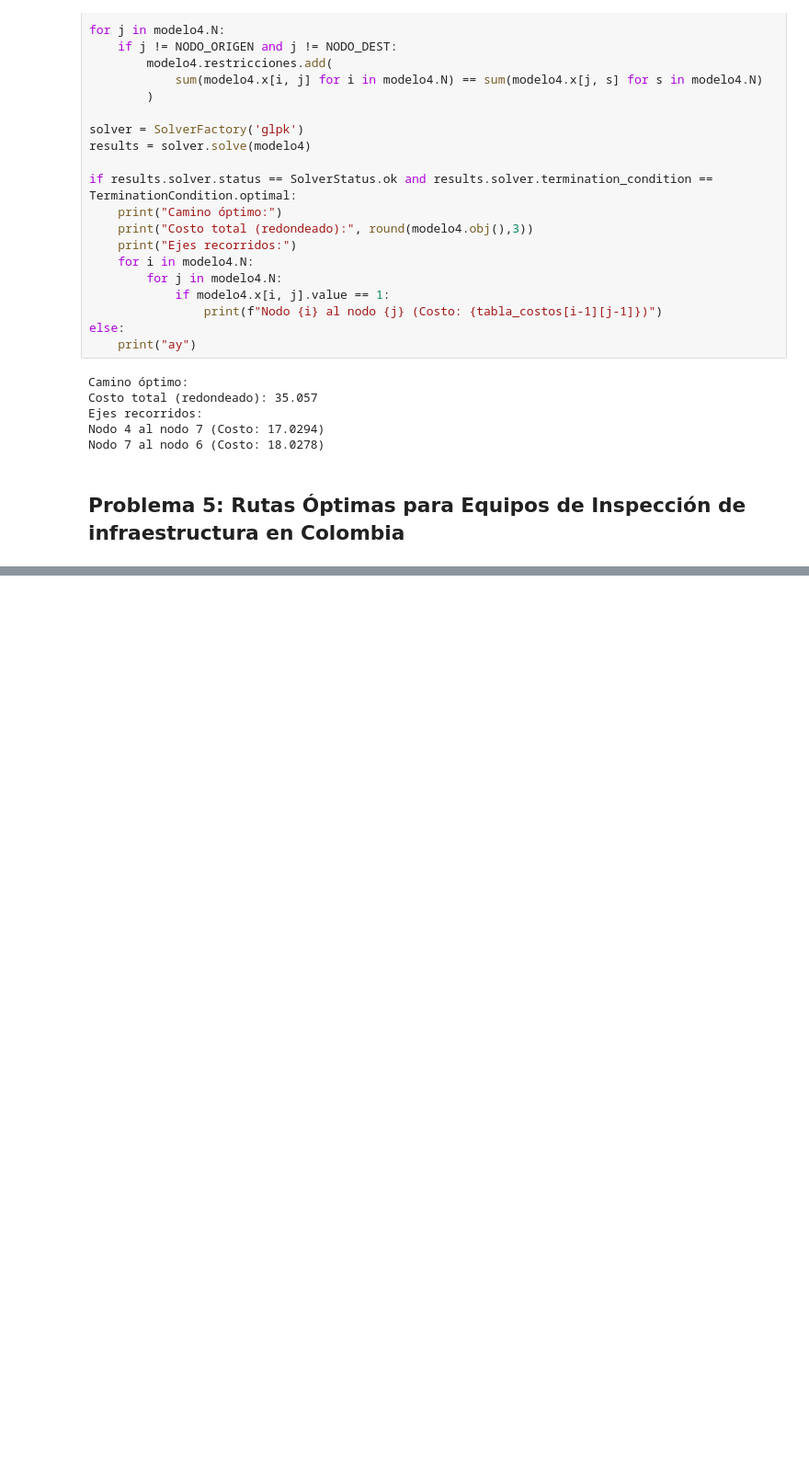
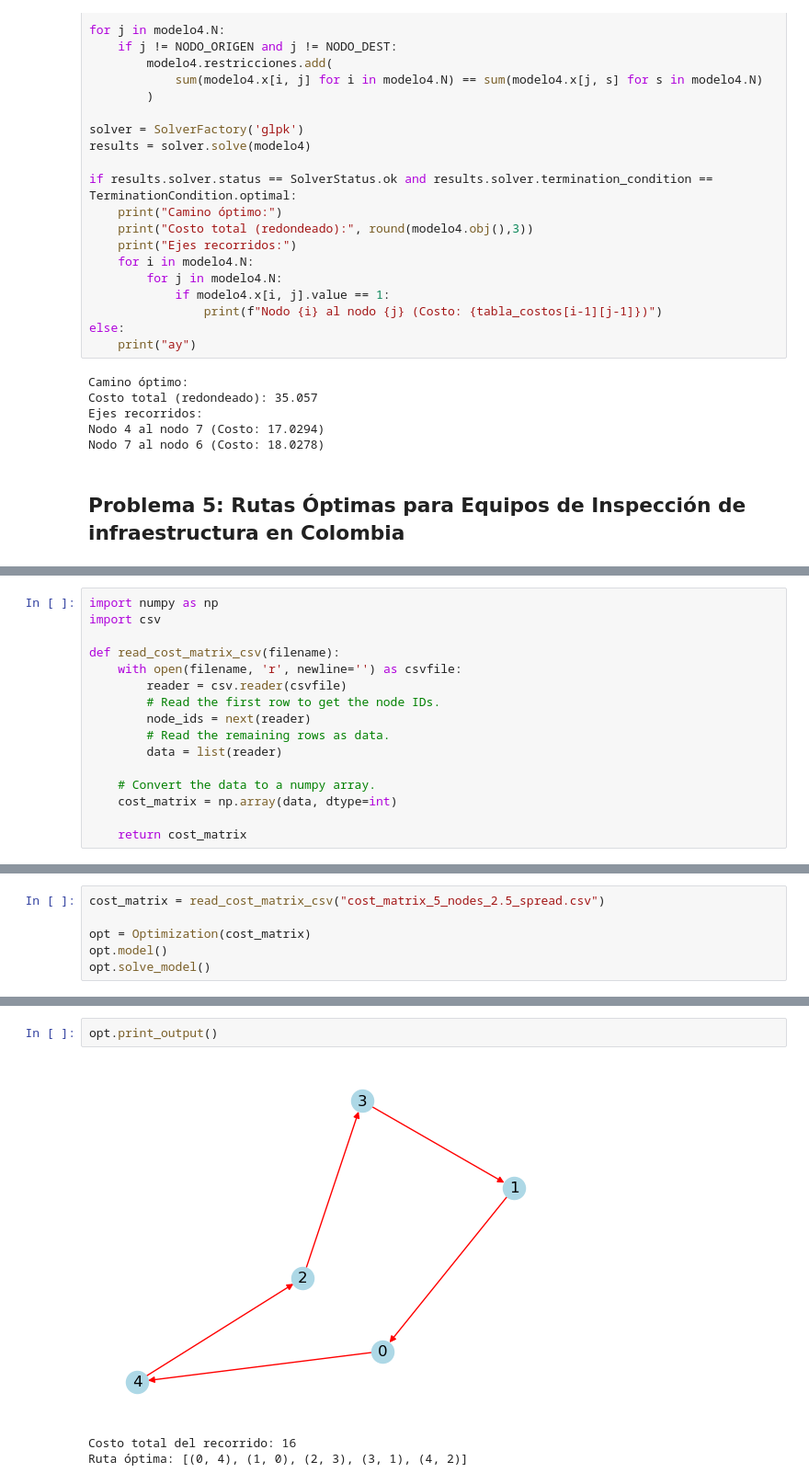
Before and after one commit to Mateo-Lopez83/labs_Mos_MateoLopez_IgnacioChaparro, a Jupyter notebook: lab2/Lab2MOS.ipynb, the cells around one changed output, grey strips where cells are left out. Shown: that part at 92% size. Cells and saved outputs as stored; diff of their text form; blank space fills up the shorter version.

```diff
--- a/lab2/Lab2MOS.ipynb
+++ b/lab2/Lab2MOS.ipynb
@@ -405,0 +410,16 @@ Nodo 7 al nodo 6 (Costo: 18.0278)
+# %%
+import numpy as np
+import csv
+
+def read_cost_matrix_csv(filename):
+    with open(filename, 'r', newline='') as csvfile:
+        reader = csv.reader(csvfile)
+        # Read the first row to get the node IDs.
+        node_ids = next(reader)
+        # Read the remaining rows as data.
+        data = list(reader)
+
+    # Convert the data to a numpy array.
+    cost_matrix = np.array(data, dtype=int)
+
+    return cost_matrix
@@ -405,0 +583,6 @@ Nodo 7 al nodo 6 (Costo: 18.0278)
+# %%
+cost_matrix = read_cost_matrix_csv("cost_matrix_5_nodes_2.5_spread.csv")
+
+opt = Optimization(cost_matrix)
+opt.model()
+opt.solve_model()
@@ -405,0 +607,6 @@ Nodo 7 al nodo 6 (Costo: 18.0278)
+# %%
+opt.print_output()
+# %% [output]
+[figure, added]
+Costo total del recorrido: 16
+Ruta óptima: [(0, 4), (1, 0), (2, 3), (3, 1), (4, 2)]
```
Also changed, not shown: parts of 9 cells of this notebook, 1 other file.
